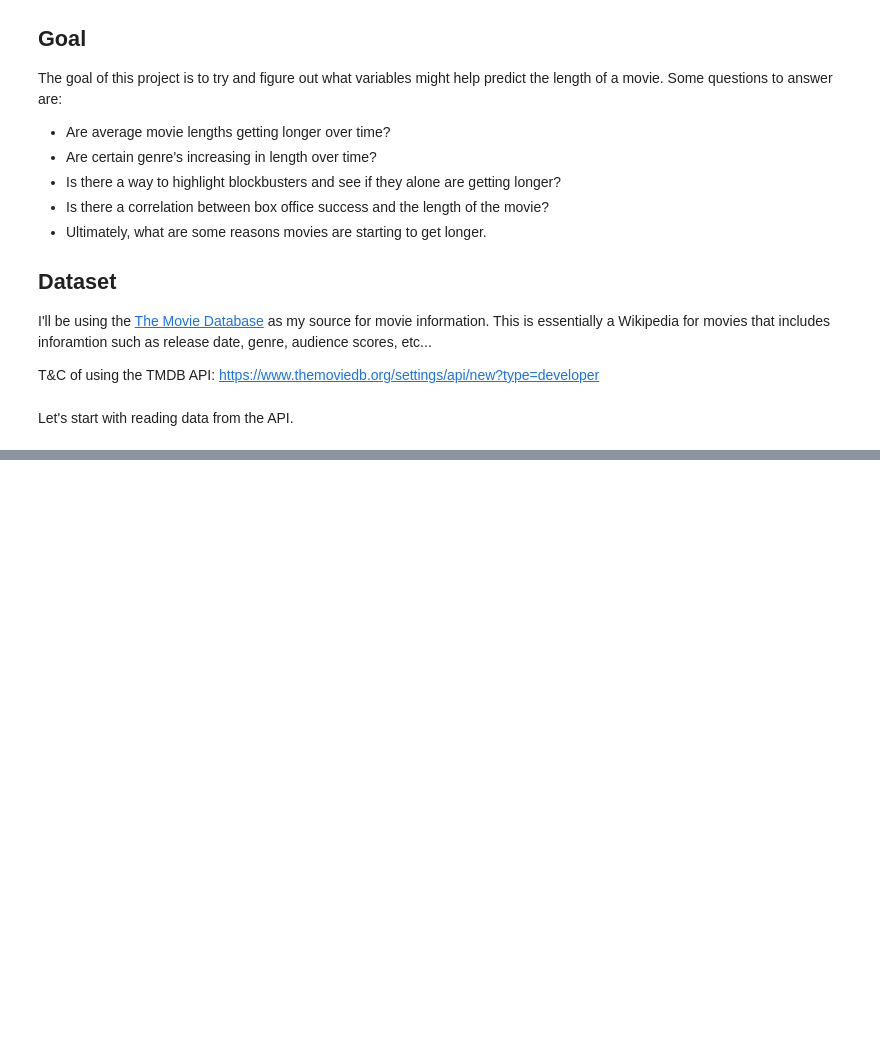
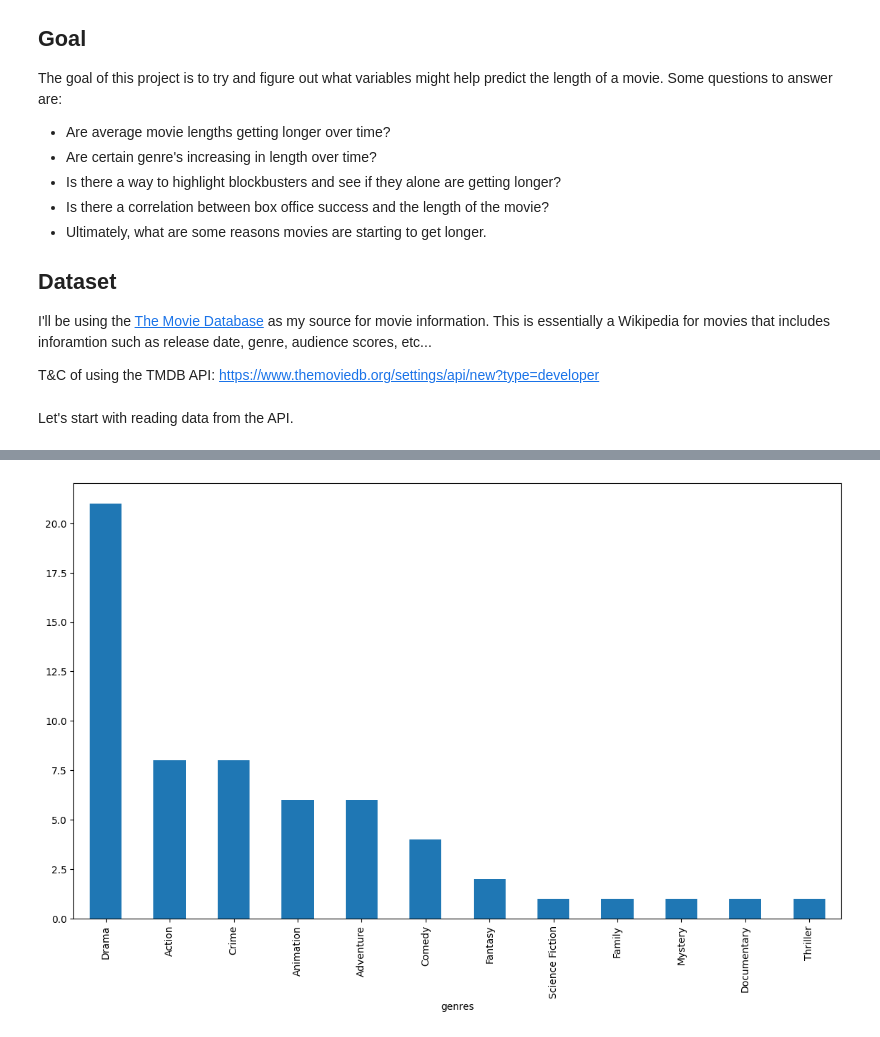
Before and after one commit to togidan/MovieDuration, a Jupyter notebook: movie_analyzer.ipynb, the cells around one changed output, grey strips where cells are left out. Cells and saved outputs as stored; diff of their text form; code cells hidden in the pictures; blank space fills up the shorter version.

Commit message:
Pull in movies, graphs

```diff
--- a/movie_analyzer.ipynb
+++ b/movie_analyzer.ipynb
@@ -23,0 +186,11 @@ import pandas as pd
+# %%
+movie_data = []
+fields_to_get = ['title', 'budget', 'revenue', 'release_date', 'runtime', 'genres']
+for movie_id in movie_ids:
+    url = f'https://api.themoviedb.org/3/movie/{movie_id}?api_key={API_KEY}'
+    response = requests.get(f'{url}')
+    if check_status_code(response):
+        jsonResponse = response.json()
+        txtResponse = response.text
+        # print(jsonResponse)
+    get_data(jsonResponse, fields_to_get)
@@ -23,0 +217,3 @@ import pandas as pd
+# %%
+df = pd.DataFrame(movie_data).explode('genres').reset_index(drop=True)
+df
@@ -23,0 +234,6 @@ import pandas as pd
+# %%
+df_unique = df.drop_duplicates('title').reset_index(drop=True)
+# %%
+ax = df_unique['genres'].value_counts().plot(kind='bar', figsize=(14,8))
+# %% [output]
+[figure, added]
```
Also changed, not shown: parts of 17 cells of this notebook.
